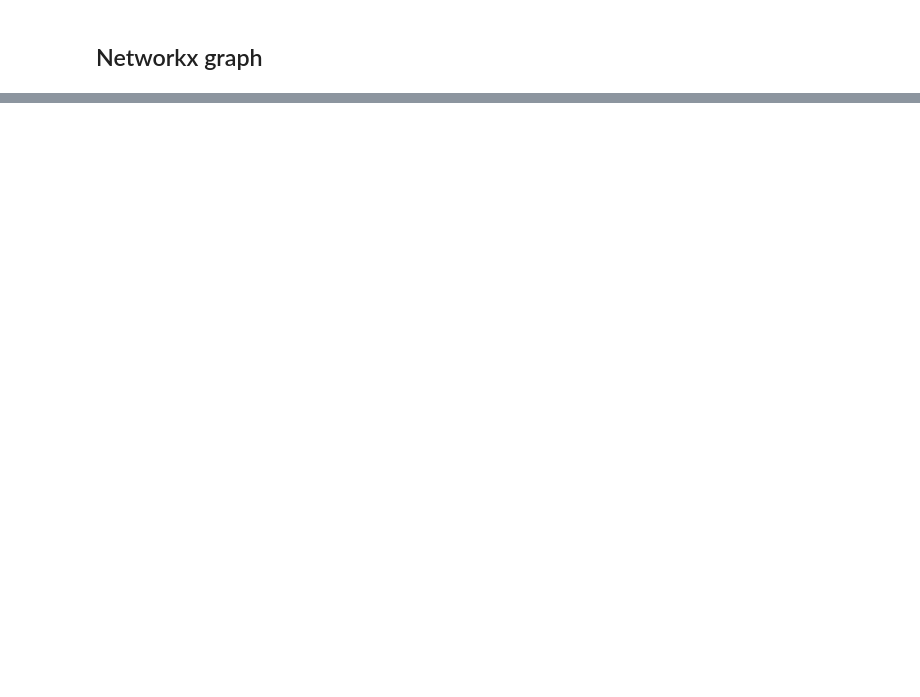
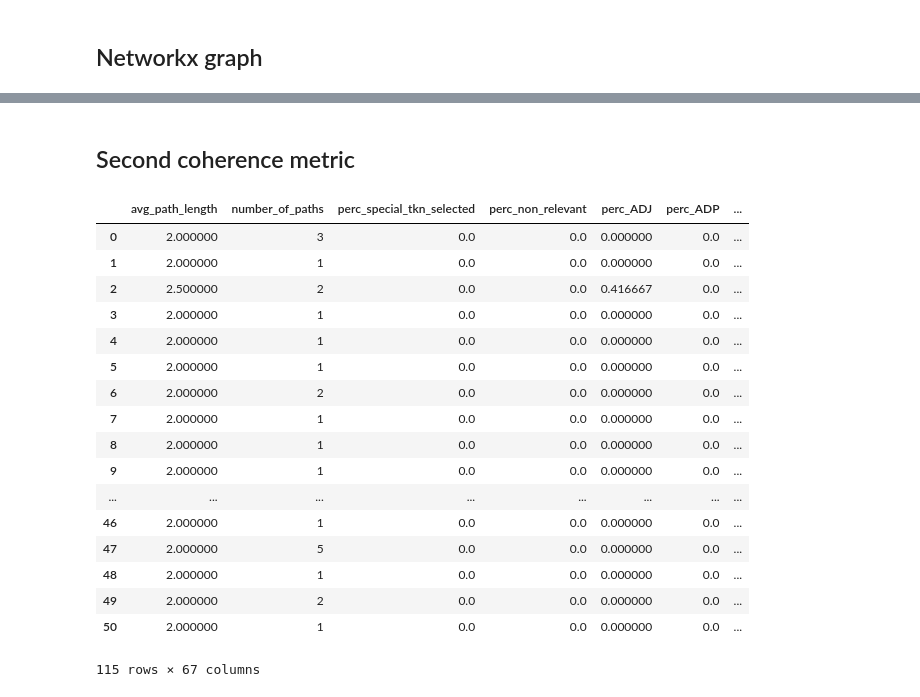
Before and after one commit to eliroc98/dialogue_coherence, a Jupyter notebook: preprocessing_attention.ipynb, the cells around one changed output, grey strips where cells are left out. Saved outputs shown, nothing was run; the diff lists cells and outputs as text; code cells hidden in the pictures; blank space fills up the shorter version.

```diff
--- a/preprocessing_attention.ipynb
+++ b/preprocessing_attention.ipynb
@@ -1041,0 +1333,4 @@ plot_with_args(attention_dicts['bert'][0], "no_cls_sep_punct", 0.03)
+# %%
+all_analysis = analyse_paths([extract_paths(filtering_graph_and_plot(item, layer= 0, head = 0, min_attention = relevance_quantiles['bert'][0][0][0], filters="no_cls_sep_punct")) for item in tqdm(attention_dicts['bert'])])
+# %%
+all_analysis_not_coherent = analyse_paths([extract_paths(filtering_graph_and_plot(item, layer= 0, head = 0, min_attention = relevance_quantiles['bert'][0][0][0], filters="no_cls_sep_punct")) for item in tqdm(attention_dicts_not_coherent['bert'])])
@@ -1041,0 +1403,25 @@ plot_with_args(attention_dicts['bert'][0], "no_cls_sep_punct", 0.03)
+# %% [markdown]
+## Second coherence metric
+# %%
+df = pd.concat([pd.DataFrame(all_analysis_not_coherent | {"y":[0] * len(all_analysis_not_coherent['avg_path_length'])}), pd.DataFrame(all_analysis | {"y":[1] * len(all_analysis['avg_path_length'])})])
+# %%
+df
+# %% [output]
+|  | avg_path_length | number_of_paths | perc_special_tkn_selected | perc_non_relevant | perc_ADJ | perc_ADP | ... |
+| 0 | 2.000000 | 3 | 0.0 | 0.0 | 0.000000 | 0.0 | ... |
+| 1 | 2.000000 | 1 | 0.0 | 0.0 | 0.000000 | 0.0 | ... |
+| 2 | 2.500000 | 2 | 0.0 | 0.0 | 0.416667 | 0.0 | ... |
+| 3 | 2.000000 | 1 | 0.0 | 0.0 | 0.000000 | 0.0 | ... |
+| 4 | 2.000000 | 1 | 0.0 | 0.0 | 0.000000 | 0.0 | ... |
+| 5 | 2.000000 | 1 | 0.0 | 0.0 | 0.000000 | 0.0 | ... |
+| 6 | 2.000000 | 2 | 0.0 | 0.0 | 0.000000 | 0.0 | ... |
+| 7 | 2.000000 | 1 | 0.0 | 0.0 | 0.000000 | 0.0 | ... |
+| 8 | 2.000000 | 1 | 0.0 | 0.0 | 0.000000 | 0.0 | ... |
+| 9 | 2.000000 | 1 | 0.0 | 0.0 | 0.000000 | 0.0 | ... |
+| ... | ... | ... | ... | ... | ... | ... | ... |
+| 46 | 2.000000 | 1 | 0.0 | 0.0 | 0.000000 | 0.0 | ... |
+| 47 | 2.000000 | 5 | 0.0 | 0.0 | 0.000000 | 0.0 | ... |
+| 48 | 2.000000 | 1 | 0.0 | 0.0 | 0.000000 | 0.0 | ... |
+| 49 | 2.000000 | 2 | 0.0 | 0.0 | 0.000000 | 0.0 | ... |
+| 50 | 2.000000 | 1 | 0.0 | 0.0 | 0.000000 | 0.0 | ... |
+115 rows × 67 columns
```
Also changed, not shown: parts of 46 cells of this notebook, 1 other file.
